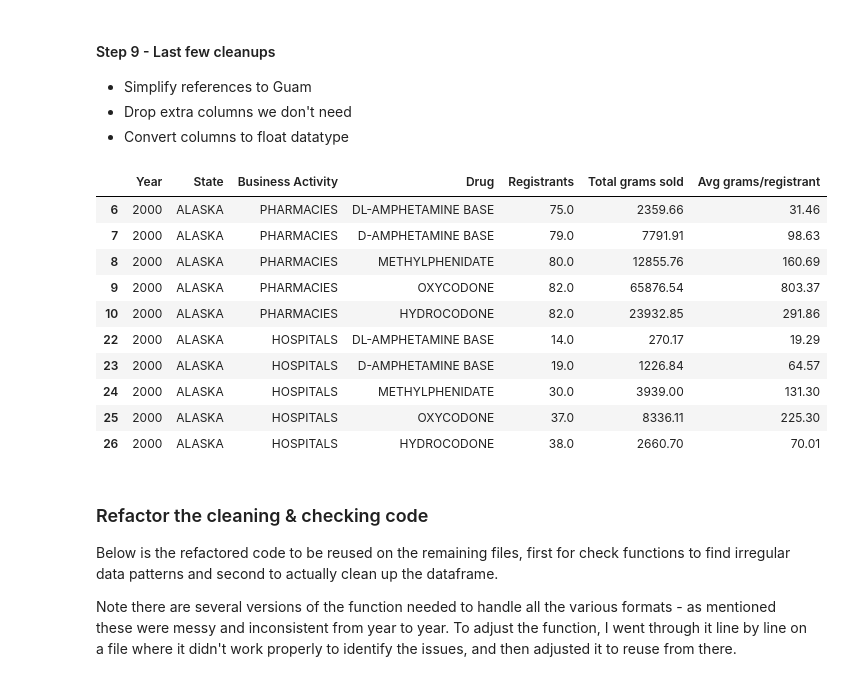
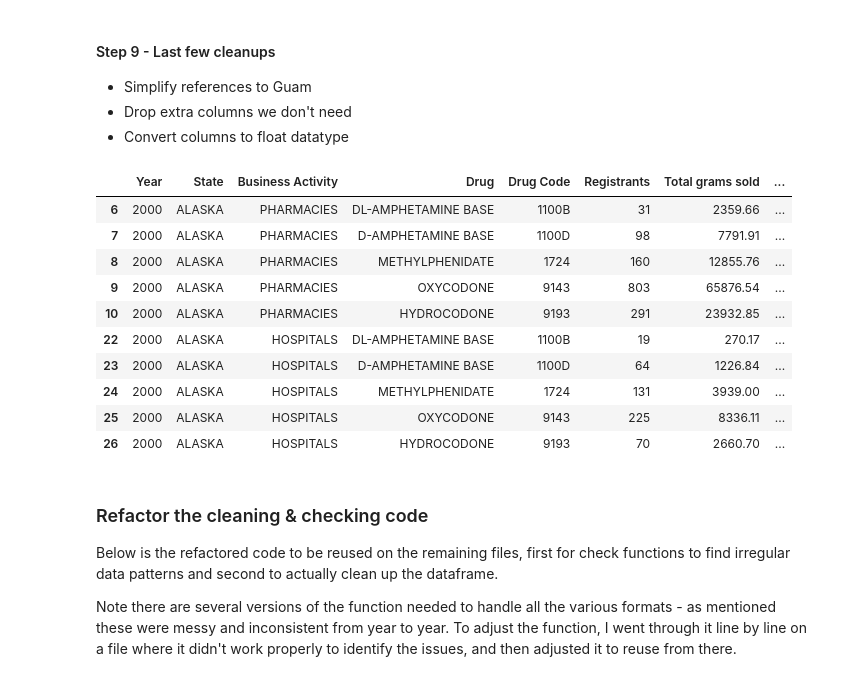
Before and after one commit to hannahmoran/dea-arcos-data, a Jupyter notebook: notebooks/Cleaning PDF data with pandas - Part 3.ipynb, the cells around one changed output. Drawn from its saved outputs; the diff is of its cells as text; code cells hidden in the pictures.

```diff
--- a/notebooks/Cleaning PDF data with pandas - Part 3.ipynb
+++ b/notebooks/Cleaning PDF data with pandas - Part 3.ipynb
@@ -121,6 +121,7 @@ activity_2000.insert(column='Year', loc=0, value=2000)
 activity_2000.insert(column='State', loc=1, value=None)
 activity_2000.insert(column='Business Activity', loc=2, value=None)
 activity_2000.insert(column='Drug', loc=3, value=None)
+activity_2000.insert(column='Drug Code', loc=4, value=None)
 
 activity_2000.head()
 # %% [output]
@@ -363,6 +364,7 @@ code_columns
 for col in code_columns.keys():
     for code in code_columns[col]:
         activity_2000.loc[activity_2000[col]==code, 'Drug'] = drug_codes[code]
+        activity_2000.loc[activity_2000[col]==code, 'Drug Code'] = code
 
 activity_2000.head(20)
 # %% [output]
@@ -451,9 +453,9 @@ If the cleaning has all gone properly so far, we should only have numeric data f
 
 For any drug where the code was in column B, we'll leave it alone. For the rest, we want to move the data over according to how many columns over from column B it has been displaced.
 # %%
-activity_2000.insert(column='Registrants', loc=4, value=None)
-activity_2000.insert(column='Total grams sold', loc=5, value=None)
-activity_2000.insert(column='Avg grams/registrant', loc=6, value=None)
+activity_2000.insert(column='Registrants', loc=5, value=None)
+activity_2000.insert(column='Total grams sold', loc=6, value=None)
+activity_2000.insert(column='Avg grams/registrant', loc=7, value=None)
 
 
 activity_2000.head()
@@ -504,27 +506,27 @@ activity_2000.head(20)
 # %%
 activity_2000.loc[activity_2000['State']=='TRUST TERRITORIES (GUAM)', 'State'] = "GUAM"
 
 cols = ['Total grams sold', 'Avg grams/registrant']
 for col in cols:
-    activity_2000[col] = activity_2000[col].str.replace(",","").astype(float)
+    activity_2000[col] = activity_2000[col].replace(",","").astype(float)
 
-activity_2000['Registrants'] = activity_2000[col].str.replace(",","").astype(int)
+activity_2000['Registrants'] = activity_2000[col].astype(int)
 
-activity_2000 = activity_2000[['Year', 'State', 'Business Activity', 'Drug',
+activity_2000 = activity_2000[['Year', 'State', 'Business Activity', 'Drug', 'Drug Code',
                               'Registrants', 'Total grams sold', 'Avg grams/registrant']]
 activity_2000.head(10)
 # %% [output]
-|  | Year | State | Business Activity | Drug | Registrants | Total grams sold | Avg grams/registrant |
-| 6 | 2000 | ALASKA | PHARMACIES | DL-AMPHETAMINE BASE | 75.0 | 2359.66 | 31.46 |
-| 7 | 2000 | ALASKA | PHARMACIES | D-AMPHETAMINE BASE | 79.0 | 7791.91 | 98.63 |
-| 8 | 2000 | ALASKA | PHARMACIES | METHYLPHENIDATE | 80.0 | 12855.76 | 160.69 |
-| 9 | 2000 | ALASKA | PHARMACIES | OXYCODONE | 82.0 | 65876.54 | 803.37 |
-| 10 | 2000 | ALASKA | PHARMACIES | HYDROCODONE | 82.0 | 23932.85 | 291.86 |
-| 22 | 2000 | ALASKA | HOSPITALS | DL-AMPHETAMINE BASE | 14.0 | 270.17 | 19.29 |
-| 23 | 2000 | ALASKA | HOSPITALS | D-AMPHETAMINE BASE | 19.0 | 1226.84 | 64.57 |
-| 24 | 2000 | ALASKA | HOSPITALS | METHYLPHENIDATE | 30.0 | 3939.00 | 131.30 |
-| 25 | 2000 | ALASKA | HOSPITALS | OXYCODONE | 37.0 | 8336.11 | 225.30 |
-| 26 | 2000 | ALASKA | HOSPITALS | HYDROCODONE | 38.0 | 2660.70 | 70.01 |
+|  | Year | State | Business Activity | Drug | Drug Code | Registrants | Total grams sold | ... |
+| 6 | 2000 | ALASKA | PHARMACIES | DL-AMPHETAMINE BASE | 1100B | 31 | 2359.66 | ... |
+| 7 | 2000 | ALASKA | PHARMACIES | D-AMPHETAMINE BASE | 1100D | 98 | 7791.91 | ... |
+| 8 | 2000 | ALASKA | PHARMACIES | METHYLPHENIDATE | 1724 | 160 | 12855.76 | ... |
+| 9 | 2000 | ALASKA | PHARMACIES | OXYCODONE | 9143 | 803 | 65876.54 | ... |
+| 10 | 2000 | ALASKA | PHARMACIES | HYDROCODONE | 9193 | 291 | 23932.85 | ... |
+| 22 | 2000 | ALASKA | HOSPITALS | DL-AMPHETAMINE BASE | 1100B | 19 | 270.17 | ... |
+| 23 | 2000 | ALASKA | HOSPITALS | D-AMPHETAMINE BASE | 1100D | 64 | 1226.84 | ... |
+| 24 | 2000 | ALASKA | HOSPITALS | METHYLPHENIDATE | 1724 | 131 | 3939.00 | ... |
+| 25 | 2000 | ALASKA | HOSPITALS | OXYCODONE | 9143 | 225 | 8336.11 | ... |
+| 26 | 2000 | ALASKA | HOSPITALS | HYDROCODONE | 9193 | 70 | 2660.70 | ... |
 # %% [markdown]
 ### Refactor the cleaning & checking code
 
```
Also changed, not shown: parts of 108 cells of this notebook, 3 other files.
